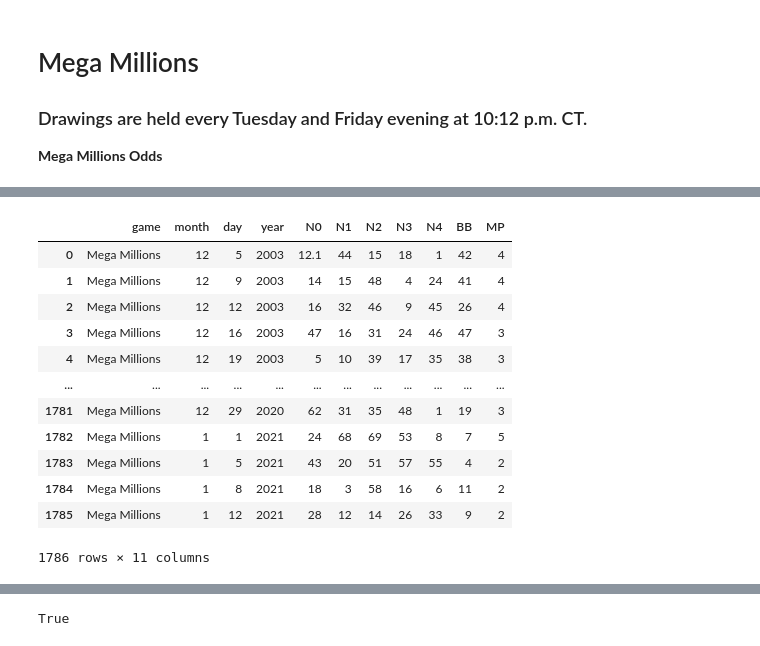
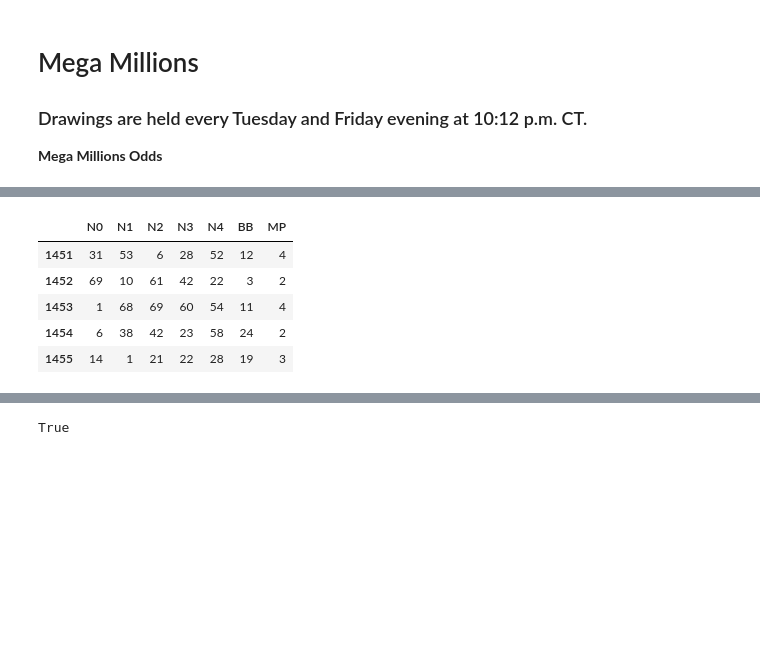
Before and after one commit to AI-Gomez/latus-projects-lottery, a Jupyter notebook: Mega_Millions.ipynb, the cells around one changed output, grey strips where cells are left out. Drawn from its saved outputs; the diff is of its cells as text; code cells hidden in the pictures; blank space fills up the shorter version.

```diff
--- a/Mega_Millions.ipynb
+++ b/Mega_Millions.ipynb
@@ -61,21 +40,22 @@ df
 # %%
 data=[]
 data.insert(0,{'Mega Millions':'Mega Millions','12':'12','5':'5','2003':'2003','12.1':'12.1','44':'44','15':'15','18':'18','1':'1','42':'42','4':'4'})
 df = pd.concat([pd.DataFrame(data),df],ignore_index=True)
 df.columns = ['game','month','day','year','N0','N1','N2','N3','N4','BB','MP']
-#df = df[1:]
-df
+
+# converting M,D,Y to datetime to adjust for game changes
+df['date'] = pd.to_datetime(df[['month','day','year']])
+
+# getting rid of all draws before 10-28-2017 due to game change
+df = df[(df['date'] >= '2017-10-28')]
+
+# dropping unnecessary columns 'just the meat and potatoes'
+lotto = df.drop(['game','month','day','year','date'],axis=1)
+lotto.head()
 # %% [output]
-|  | game | month | day | year | N0 | N1 | N2 | N3 | N4 | BB | MP |
-| 0 | Mega Millions | 12 | 5 | 2003 | 12.1 | 44 | 15 | 18 | 1 | 42 | 4 |
-| 1 | Mega Millions | 12 | 9 | 2003 | 14 | 15 | 48 | 4 | 24 | 41 | 4 |
-| 2 | Mega Millions | 12 | 12 | 2003 | 16 | 32 | 46 | 9 | 45 | 26 | 4 |
-| 3 | Mega Millions | 12 | 16 | 2003 | 47 | 16 | 31 | 24 | 46 | 47 | 3 |
-| 4 | Mega Millions | 12 | 19 | 2003 | 5 | 10 | 39 | 17 | 35 | 38 | 3 |
-| ... | ... | ... | ... | ... | ... | ... | ... | ... | ... | ... | ... |
-| 1781 | Mega Millions | 12 | 29 | 2020 | 62 | 31 | 35 | 48 | 1 | 19 | 3 |
-| 1782 | Mega Millions | 1 | 1 | 2021 | 24 | 68 | 69 | 53 | 8 | 7 | 5 |
-| 1783 | Mega Millions | 1 | 5 | 2021 | 43 | 20 | 51 | 57 | 55 | 4 | 2 |
-| 1784 | Mega Millions | 1 | 8 | 2021 | 18 | 3 | 58 | 16 | 6 | 11 | 2 |
-| 1785 | Mega Millions | 1 | 12 | 2021 | 28 | 12 | 14 | 26 | 33 | 9 | 2 |
+|  | N0 | N1 | N2 | N3 | N4 | BB | MP |
+| 1451 | 31 | 53 | 6 | 28 | 52 | 12 | 4 |
+| 1452 | 69 | 10 | 61 | 42 | 22 | 3 | 2 |
+| 1453 | 1 | 68 | 69 | 60 | 54 | 11 | 4 |
+| 1454 | 6 | 38 | 42 | 23 | 58 | 24 | 2 |
+| 1455 | 14 | 1 | 21 | 22 | 28 | 19 | 3 |
-1786 rows × 11 columns
```
Also changed, not shown: parts of 11 cells of this notebook.
